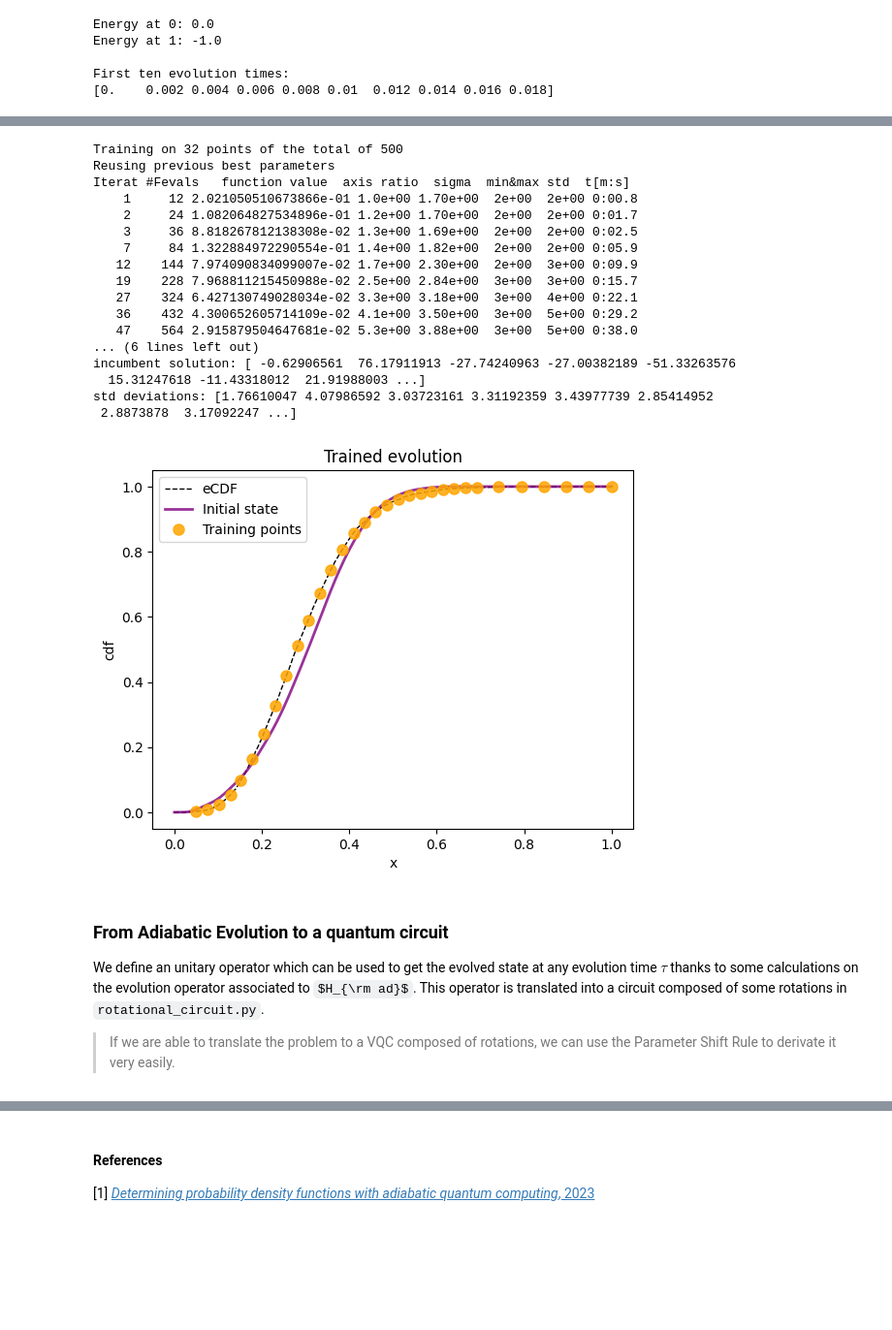
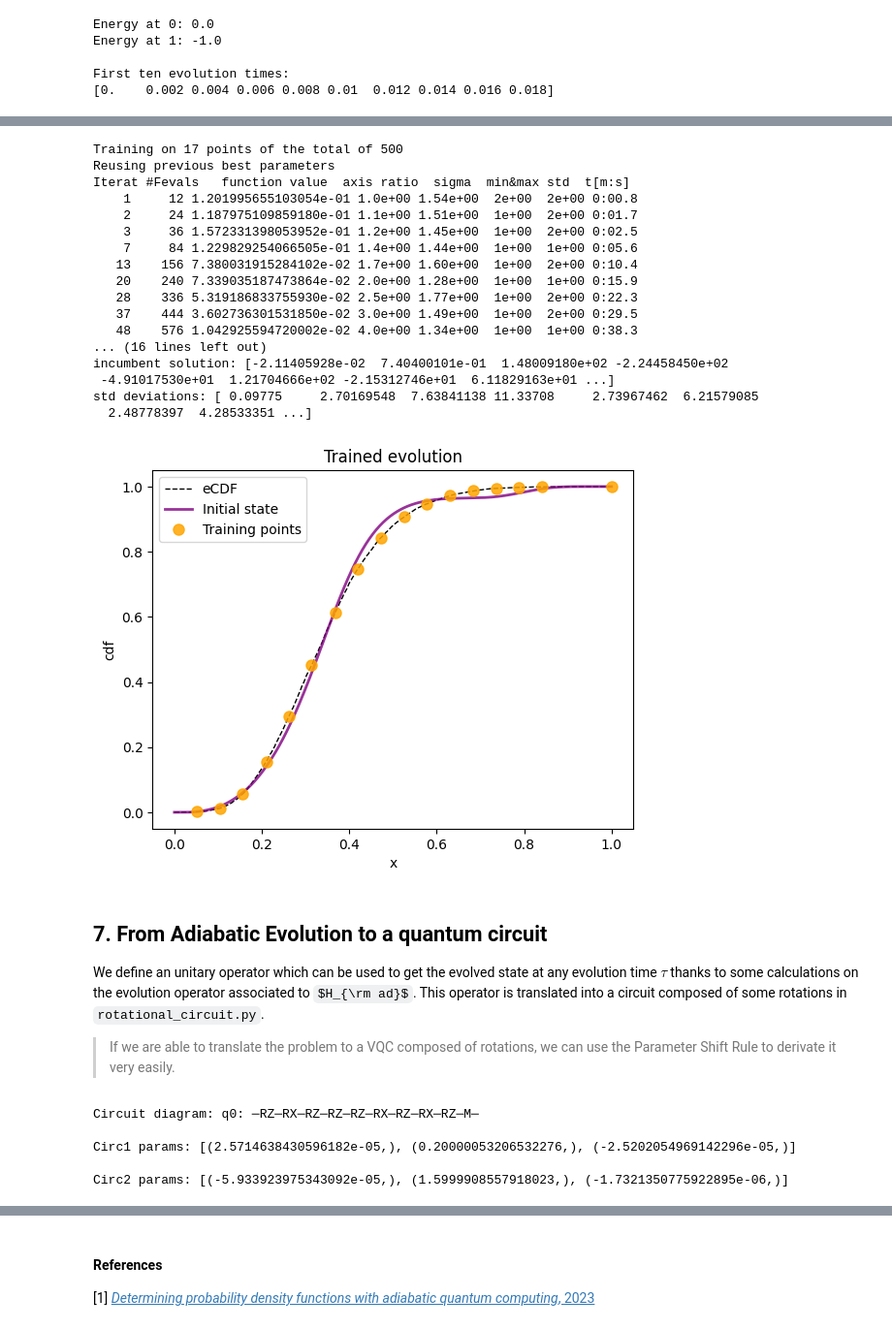
Before and after one commit to NNPDF/como-2023, a Jupyter notebook: w2t3-qml/adiabatic-qml.ipynb, the cells around one changed output, grey strips where cells are left out. Shown at 97% size. Drawn from its saved outputs; the diff is of its cells as text; code cells hidden in the pictures; some formulas as TeX source; blank space fills up the shorter version.

```diff
--- a/w2t3-qml/adiabatic-qml.ipynb
+++ b/w2t3-qml/adiabatic-qml.ipynb
@@ -200,8 +231,8 @@ plot_energy(xarr, energy.results, "Not trained evolution")
 # %%
 def cdf_fun(xarr):
-    """Easy gamma function to be fitted."""
+    """Generate a sample of data following a Gamma distribution."""
+
     nvals = 10000
-
     shape = 10
     scale = 0.5
 
@@ -234,11 +278,11 @@ best_params = train_adiabatic_evolution(
     nsteps=nsteps,
     xarr=xarr,
     cdf=cdf,
-    training_n=40,
+    training_n=20,
     init_params=init_params,
     e0=e0,
     e1=e1,
-    target_loss=5e-3,
+    target_loss=1e-3,
     finalT=finalT,
     h0=h0,
     h1=h1,
@@ -249,23 +293,23 @@ best_params = train_adiabatic_evolution(
-Training on 32 points of the total of 500
+Training on 17 points of the total of 500
 Reusing previous best parameters
 Iterat #Fevals   function value  axis ratio  sigma  min&max std  t[m:s]
-    1     12 2.021050510673866e-01 1.0e+00 1.70e+00  2e+00  2e+00 0:00.8
-    2     24 1.082064827534896e-01 1.2e+00 1.70e+00  2e+00  2e+00 0:01.7
-    3     36 8.818267812138308e-02 1.3e+00 1.69e+00  2e+00  2e+00 0:02.5
-    7     84 1.322884972290554e-01 1.4e+00 1.82e+00  2e+00  2e+00 0:05.9
-   12    144 7.974090834099007e-02 1.7e+00 2.30e+00  2e+00  3e+00 0:09.9
-   19    228 7.968811215450988e-02 2.5e+00 2.84e+00  3e+00  3e+00 0:15.7
-   27    324 6.427130749028034e-02 3.3e+00 3.18e+00  3e+00  4e+00 0:22.1
-   36    432 4.300652605714109e-02 4.1e+00 3.50e+00  3e+00  5e+00 0:29.2
-   47    564 2.915879504647681e-02 5.3e+00 3.88e+00  3e+00  5e+00 0:38.0
-... (6 lines left out)
-incumbent solution: [ -0.62906561  76.17911913 -27.74240963 -27.00382189 -51.33263576
-  15.31247618 -11.43318012  21.91988003 ...]
-std deviations: [1.76610047 4.07986592 3.03723161 3.31192359 3.43977739 2.85414952
- 2.8873878  3.17092247 ...]
+    1     12 1.201995655103054e-01 1.0e+00 1.54e+00  2e+00  2e+00 0:00.8
+    2     24 1.187975109859180e-01 1.1e+00 1.51e+00  1e+00  2e+00 0:01.7
+    3     36 1.572331398053952e-01 1.2e+00 1.45e+00  1e+00  2e+00 0:02.5
+    7     84 1.229829254066505e-01 1.4e+00 1.44e+00  1e+00  1e+00 0:05.6
+   13    156 7.380031915284102e-02 1.7e+00 1.60e+00  1e+00  2e+00 0:10.4
+   20    240 7.339035187473864e-02 2.0e+00 1.28e+00  1e+00  1e+00 0:15.9
+   28    336 5.319186833755930e-02 2.5e+00 1.77e+00  1e+00  2e+00 0:22.3
+   37    444 3.602736301531850e-02 3.0e+00 1.49e+00  1e+00  2e+00 0:29.5
+   48    576 1.042925594720002e-02 4.0e+00 1.34e+00  1e+00  1e+00 0:38.3
+... (16 lines left out)
+incumbent solution: [-2.11405928e-02  7.40400101e-01  1.48009180e+02 -2.24458450e+02
+ -4.91017530e+01  1.21704666e+02 -2.15312746e+01  6.11829163e+01 ...]
+std deviations: [ 0.09775     2.70169548  7.63841138 11.33708     2.73967462  6.21579085
+  2.48778397  4.28533351 ...]
-[figure, old version]
+[figure, new version]
 # %% [markdown]
-### From Adiabatic Evolution to a quantum circuit
+## 7. From Adiabatic Evolution to a quantum circuit
 
 We define an unitary operator which can be used to get the evolved state at any
 evolution time $\tau$ thanks to some calculations on the evolution operator
@@ -276,3 +320,19 @@ of some rotations in `rotational_circuit.py`.
 > use the Parameter Shift Rule to derivate it very easily.
 # %%
 rotcirc = rotational_circuit(best_p=best_params, finalT=finalT)
+# %%
+# a look to the circuit
+# this circuit must be filled with a time value to be well defined
+
+circ1 = rotcirc.rotations_circuit(t=0.1)
+circ2 = rotcirc.rotations_circuit(t=0.8)
+
+print(f"Circuit diagram: {circ1.draw()}")
+print(f"\nCirc1 params: {circ1.get_parameters()}")
+print(f"\nCirc2 params: {circ2.get_parameters()}")
+# %% [output]
+Circuit diagram: q0: ─RZ─RX─RZ─RZ─RZ─RX─RZ─RX─RZ─M─
+
+Circ1 params: [(2.5714638430596182e-05,), (0.20000053206532276,), (-2.5202054969142296e-05,)]
+
+Circ2 params: [(-5.933923975343092e-05,), (1.5999908557918023,), (-1.7321350775922895e-06,)]
```
Also changed, not shown: parts of 21 cells of this notebook, 1 other file.
